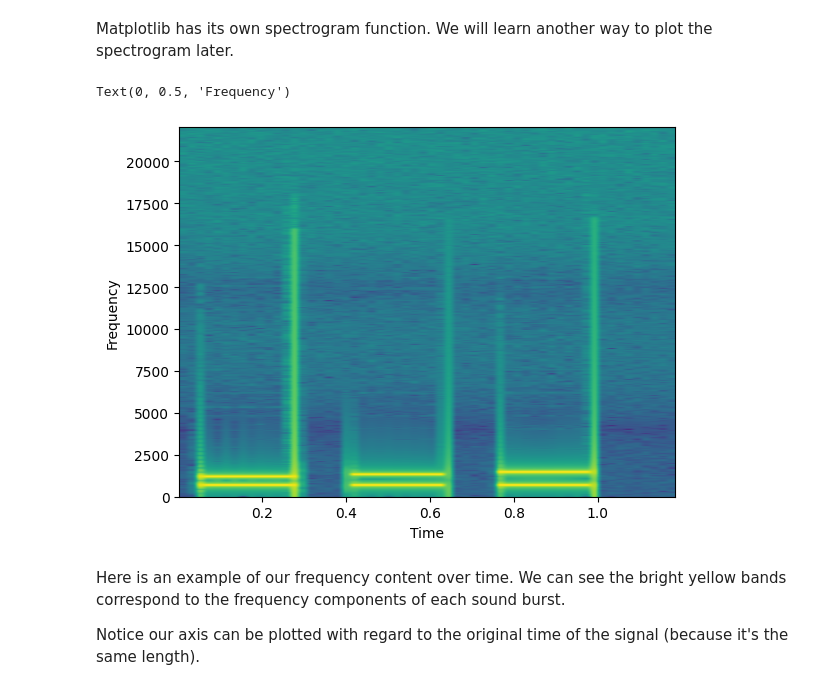
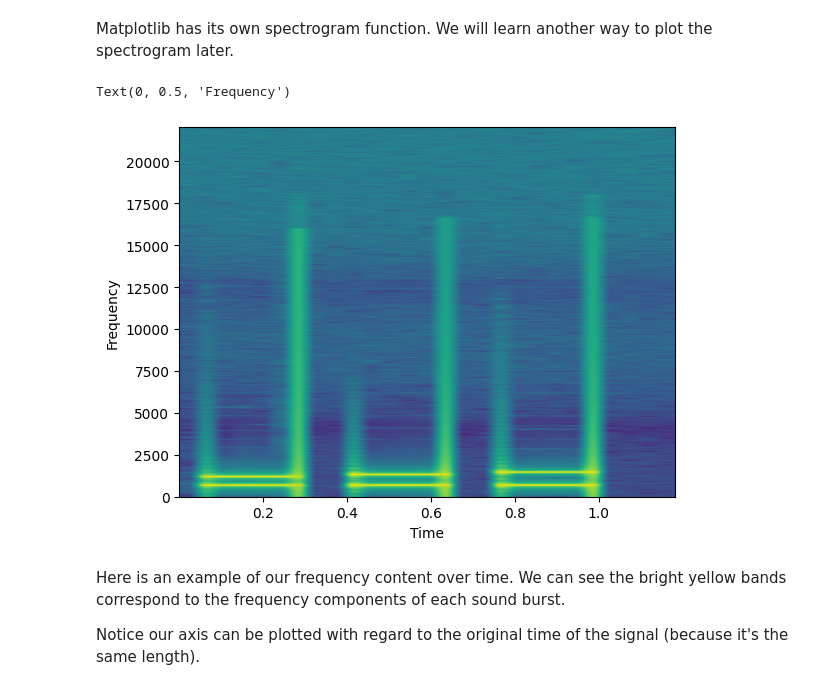
Before and after one commit to jwesterstahl/AudioTechII, a Jupyter notebook: Lectures-Blank/Lesson11_STFT.ipynb, the cells around one changed output. Drawn from its saved outputs; the diff is of its cells as text; code cells hidden in the pictures.

```diff
--- a/Lectures-Blank/Lesson11_STFT.ipynb
+++ b/Lectures-Blank/Lesson11_STFT.ipynb
@@ -140,12 +140,12 @@ We then lay these spectral "slices" one over top the other to form bands or rows
 # %% [markdown]
 Matplotlib has its own spectrogram function. We will learn another way to plot the spectrogram later.
 # %%
-plt.specgram(changing_data, NFFT=2956, Fs=fs)
+plt.specgram(changing_data, NFFT=2056, Fs=fs)
 plt.xlabel('Time')
 plt.ylabel("Frequency")
 # %% [output]
 Text(0, 0.5, 'Frequency')
-[figure, old version]
+[figure, new version]
 # %% [markdown]
 Here is an example of our frequency content over time. We can see the bright yellow bands correspond to the frequency components of each sound burst.
 
```
Also changed, not shown: parts of 2 cells of this notebook.
